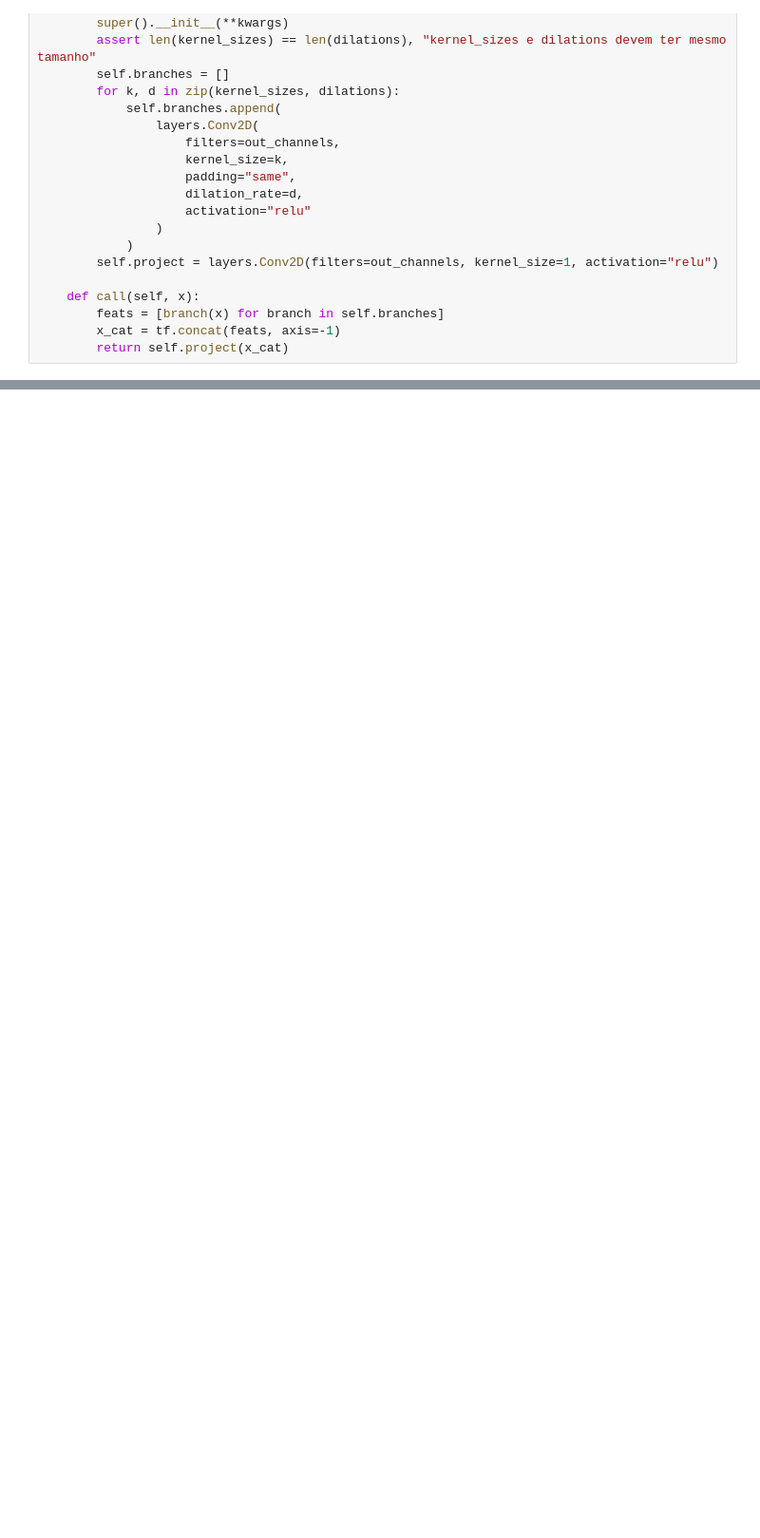
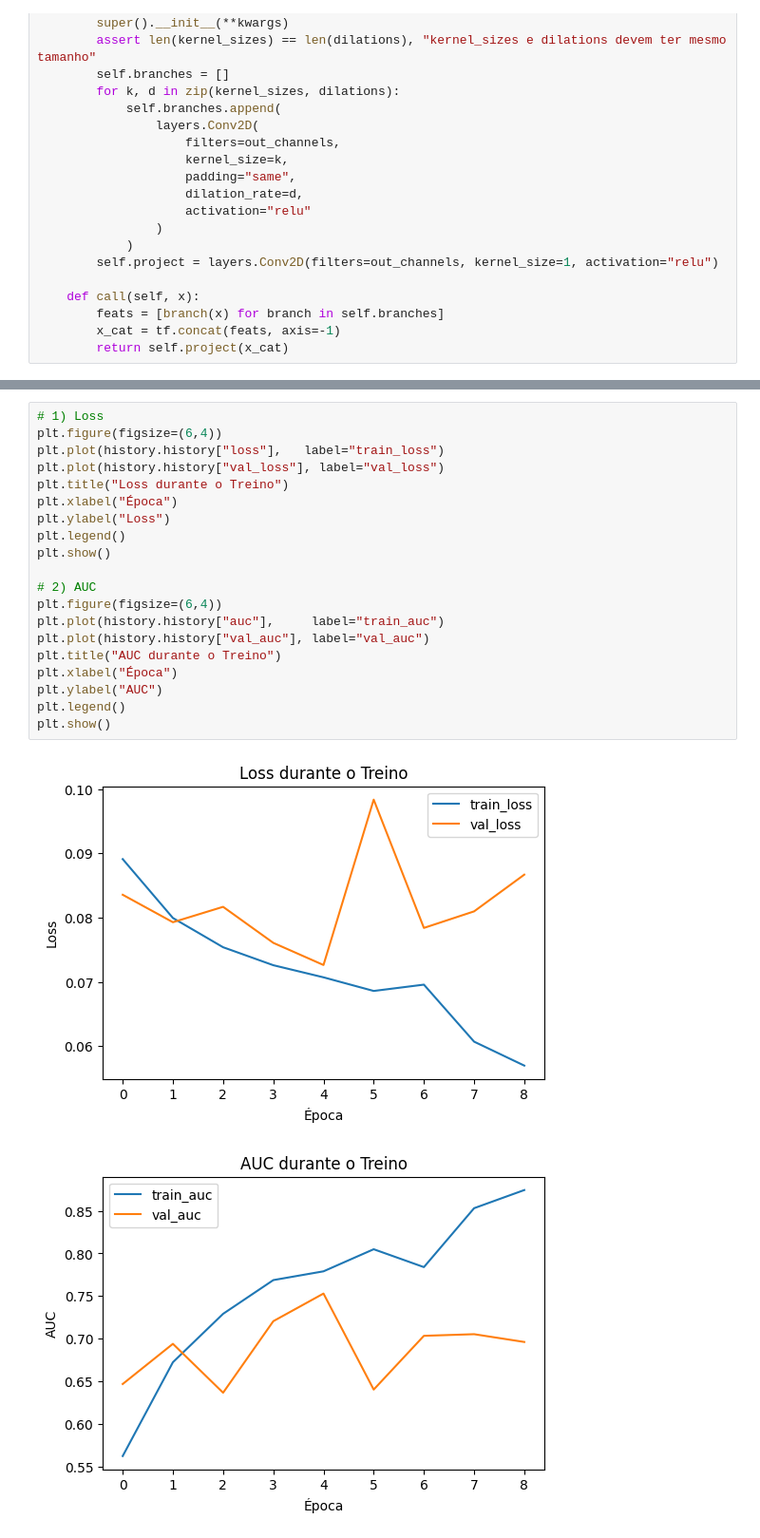
Before and after one commit to GustavoLUF/breast-tumor, a Jupyter notebook: ProjetoFinal.ipynb, the cells around one changed output, grey strips where cells are left out. Shown at 95% size. Drawn from its saved outputs; the diff is of its cells as text; blank space fills up the shorter version.

```diff
--- a/ProjetoFinal.ipynb
+++ b/ProjetoFinal.ipynb
@@ -399,0 +464,23 @@ Epoch 7: early stopping
+# %%
+# 1) Loss
+plt.figure(figsize=(6,4))
+plt.plot(history.history["loss"],   label="train_loss")
+plt.plot(history.history["val_loss"], label="val_loss")
+plt.title("Loss durante o Treino")
+plt.xlabel("Época")
+plt.ylabel("Loss")
+plt.legend()
+plt.show()
+
+# 2) AUC
+plt.figure(figsize=(6,4))
+plt.plot(history.history["auc"],     label="train_auc")
+plt.plot(history.history["val_auc"], label="val_auc")
+plt.title("AUC durante o Treino")
+plt.xlabel("Época")
+plt.ylabel("AUC")
+plt.legend()
+plt.show()
+# %% [output]
+[figure, added]
+[figure, added]
```
Also changed, not shown: parts of 45 cells of this notebook.
